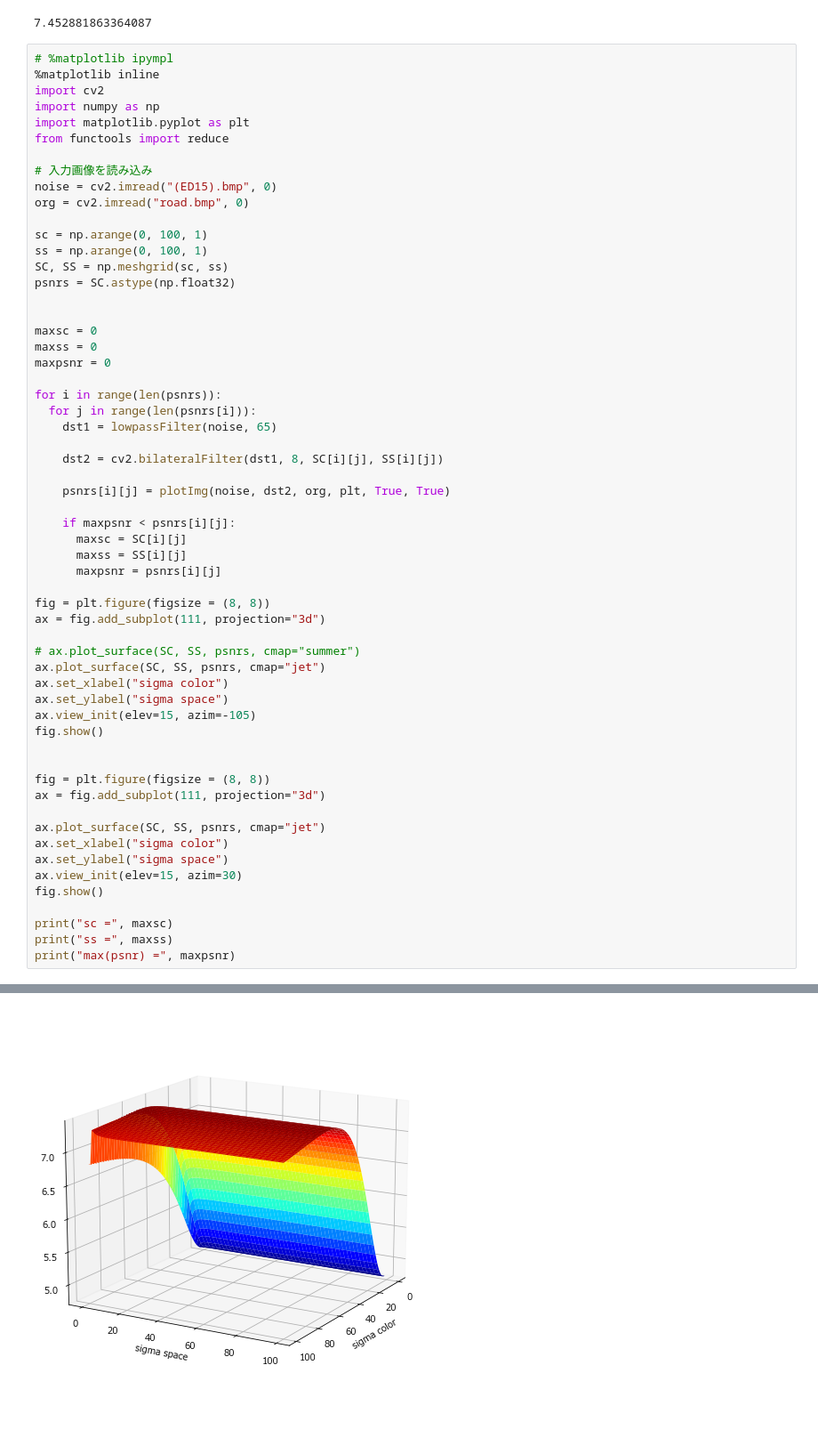
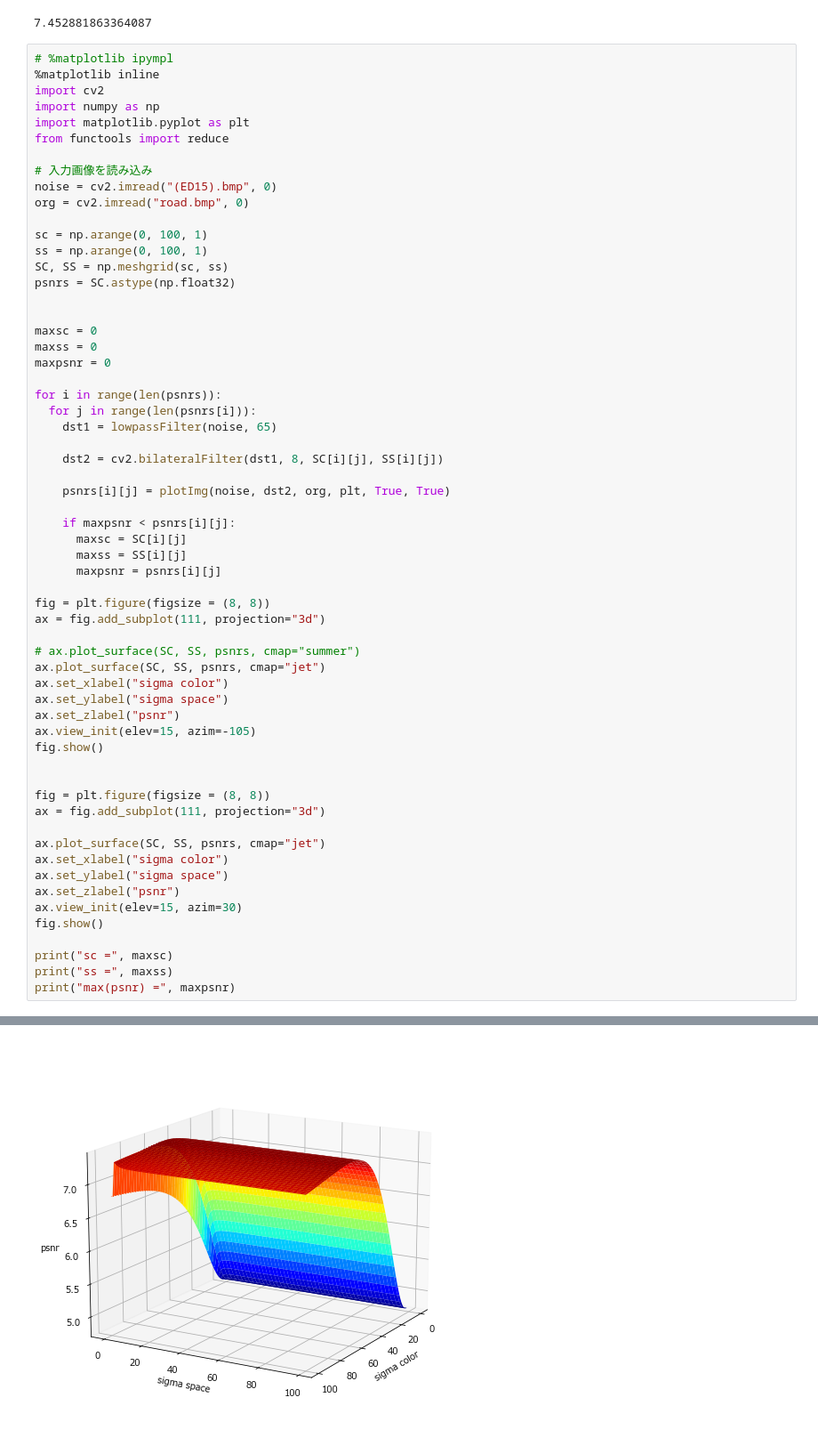
Before and after one commit to hal1127/engineering_design_ryukyu, a Jupyter notebook: prod/main.ipynb, the cells around one changed output, grey strips where cells are left out. Shown at 89% size. Drawn from its saved outputs; the diff is of its cells as text.

```diff
--- a/prod/main.ipynb
+++ b/prod/main.ipynb
@@ -368,6 +369,7 @@ ax = fig.add_subplot(111, projection="3d")
 ax.plot_surface(SC, SS, psnrs, cmap="jet")
 ax.set_xlabel("sigma color")
 ax.set_ylabel("sigma space")
+ax.set_zlabel("psnr")
 ax.view_init(elev=15, azim=-105)
 fig.show()
 
@@ -378,6 +380,7 @@ ax = fig.add_subplot(111, projection="3d")
 ax.plot_surface(SC, SS, psnrs, cmap="jet")
 ax.set_xlabel("sigma color")
 ax.set_ylabel("sigma space")
+ax.set_zlabel("psnr")
 ax.view_init(elev=15, azim=30)
 fig.show()
 
@@ -392 +395 @@ max(psnr) = 7.418135
-[figure, old version]
+[figure, new version]
```
Also changed, not shown: parts of 2 cells of this notebook.
